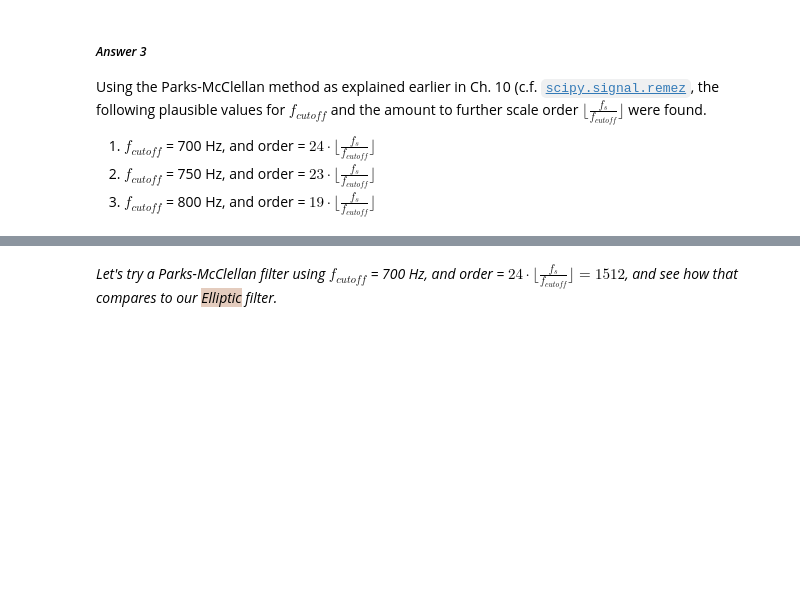
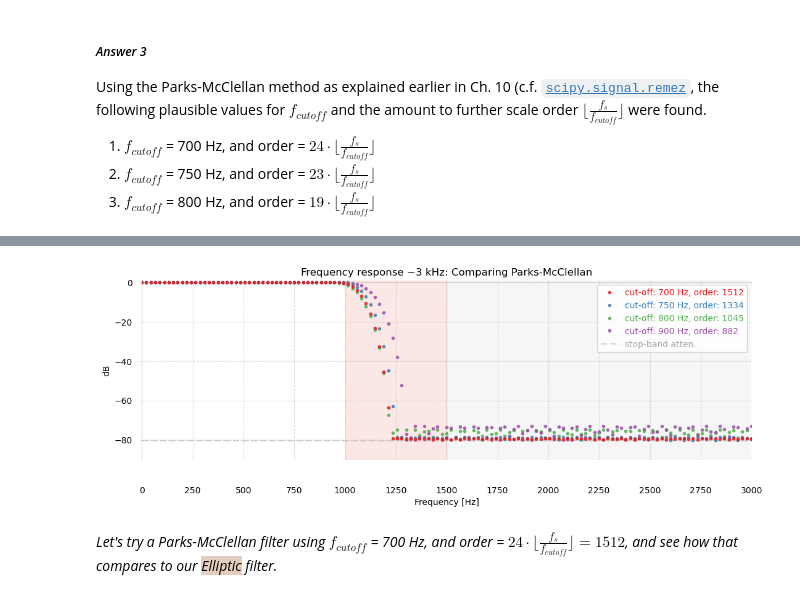
Before and after one commit to buruzaemon/digital-signals-theory, a Jupyter notebook: DST_CH11.ipynb, the cells around one changed output, grey strips where cells are left out. Saved outputs shown, nothing was run; the diff lists cells and outputs as text; code cells hidden in the pictures; blank space fills up the shorter version.

```diff
--- a/DST_CH11.ipynb
+++ b/DST_CH11.ipynb
@@ -1325,3 +1215,66 @@ plt.show()
+# %%
+# Parks-McClellan (Remez) filter params
+recutoff2scale = {
+    700: 24,
+    750: 23,
+    800: 19,
+    900: 18
+}
+
+remez_check = {}
+
+for f_cutoff, scale in recutoff2scale.items():
+    _order = fs // f_cutoff
+    # Build the filter using the Remez method
+    # We'll use the following bands:
+    #    Pass band: [0, 0.75 * f_cutoff]  (begin to transition at 75% of our cutoff)
+    #          gain: 1
+    #    Stop band: [f_cutoff, fs/2]  (attenuate everything above the cutoff)
+    #          gain: 0
+    _hpm = sp.signal.remez(
+        scale*_order,
+        [0, 0.75*f_cutoff, f_cutoff, fs/2],  # Our frequency bands
+        [1, 0],  # Our target gain for each band
+        fs=fs
+    )
+    _y = sp.signal.convolve(x, _hpm)
+    remez_check[f_cutoff] = {
+        'Y': np.fft.rfft(_y),
+        'desc': f"cut-off: {f_cutoff} Hz, order: {scale*_order}"
+    }
+
+fig, ax = plt.subplots(figsize=(11, 4))
+
+ax.set(title='Frequency response ~3 kHz: Comparing Parks-McClellan')
+ax.set(ylabel='dB', xlabel='Frequency [Hz]')
+ax.grid(linestyle='--', alpha=0.4, color='#A9A9A9')
+# Eliminate upper and right axes
+ax.spines['right'].set_color('none')
+ax.spines['top'].set_color('none')
+ax.spines['left'].set(position='zero', color='#A9A9A9', alpha=0.4)
+ax.spines['bottom'].set(position='zero', color='#A9A9A9', alpha=0.4)
+ax.set_yticks([0, -20, -40, -60, -80])
+ax.set_xticks([0, 250, 500, 750, 1000, 1250, 1500, 1750, 2000, 2250, 2500, 2750, 3000])
+ax.tick_params(axis='y', which=u'both', length=3, pad=8, color='#A9A9A940')
+ax.tick_params(axis='x', which=u'both', length=3, pad=235, color='#A9A9A940')
+
+ax.step(freqs, 20 * np.log10(np.abs(remez_check[700]['Y'])[:len(freqs)] + 1e-4), linestyle='', marker='.', zorder=3, label=remez_check[700]["desc"], alpha=0.8, color='#e41a1c')
+ax.step(freqs, 20 * np.log10(np.abs(remez_check[750]['Y'])[:len(freqs)] + 1e-4), linestyle='', marker='.', zorder=2, label=remez_check[750]["desc"], alpha=0.8, color='#377eb8')
+ax.step(freqs, 20 * np.log10(np.abs(remez_check[800]['Y'])[:len(freqs)] + 1e-4), linestyle='', marker='.', zorder=1, label=remez_check[800]["desc"], alpha=0.8, color='#4daf4a')
+ax.step(freqs, 20 * np.log10(np.abs(remez_check[900]['Y'])[:len(freqs)] + 1e-4), linestyle='', marker='.', zorder=1, label=remez_check[900]["desc"], alpha=0.8, color='#984ea3')
+
+ax.axvspan(1000, 1500, zorder=-2, color='#e41a1c', alpha=0.1)
+ax.axvspan(1500, freqs[-1], zorder=-2, color='#A9A9A9', alpha=0.1)
+ax.axhline(-80, label='stop-band atten.', zorder=-1, linewidth=2, color='#A9A9A9', linestyle='--', alpha=0.4)
+
+ax.set(ylim=[-90., 0.9], xlim=[-0.5, 3000])
+ax.set(ylabel='dB')
+
+fig.tight_layout()
+ax.legend(loc='upper right', labelcolor='linecolor')
+plt.show()
+# %% [output]
+[figure, added]
 # %% [markdown]
 _Let's try a Parks-McClellan filter using $f_{cutoff}$ = 700 Hz, and order = $24 \cdot \lfloor\frac{f_{s}}{f_{cutoff}}\rfloor = 1512$, and see how that compares to our <span style="background-color:rgba(166,86,40,0.3)">Elliptic</span> filter._
 # %%
```
Also changed, not shown: parts of 3 cells of this notebook, 1 other file.
